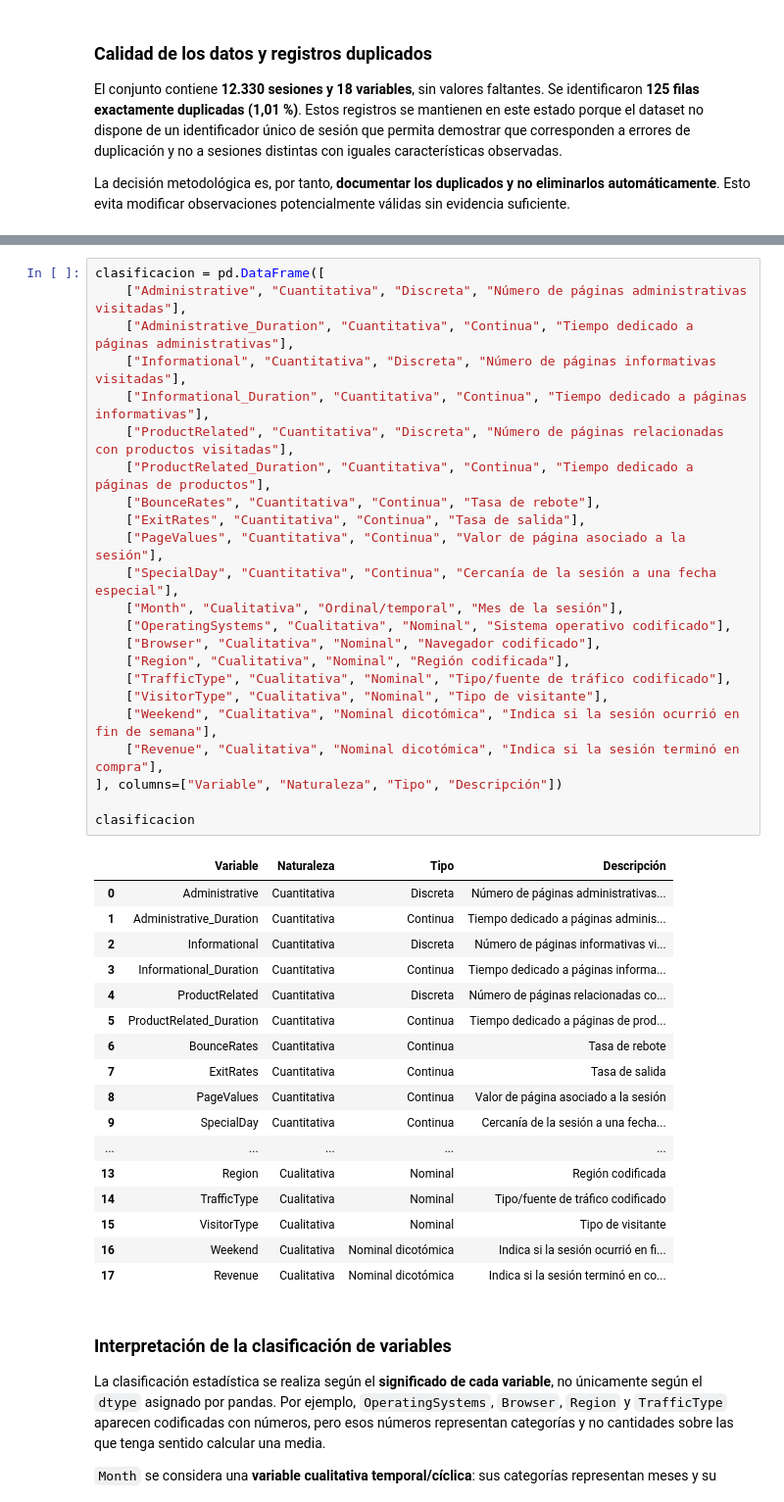
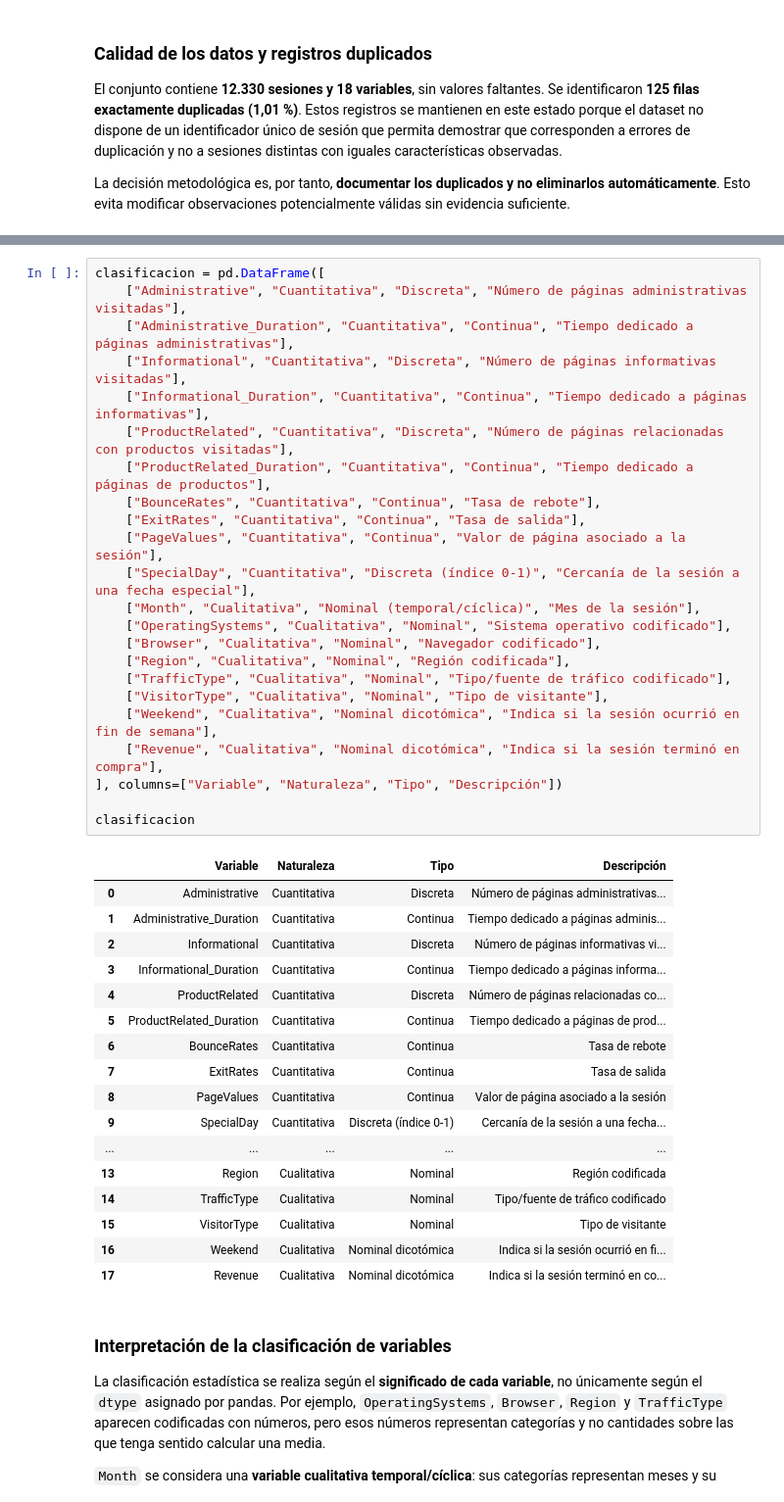
Before and after one commit to vedurancisterna-alt/Estadistica_Computacional, a Jupyter notebook: notebooks/01_exploracion_inicial.ipynb, the cells around one changed output, grey strips where cells are left out. Shown at 98% size. Drawn from its saved outputs; the diff is of its cells as text.

```diff
--- a/notebooks/01_exploracion_inicial.ipynb
+++ b/notebooks/01_exploracion_inicial.ipynb
@@ -152,36 +154,36 @@ clasificacion = pd.DataFrame([
     ["Administrative", "Cuantitativa", "Discreta", "Número de páginas administrativas visitadas"],
     ["Administrative_Duration", "Cuantitativa", "Continua", "Tiempo dedicado a páginas administrativas"],
     ["Informational", "Cuantitativa", "Discreta", "Número de páginas informativas visitadas"],
     ["Informational_Duration", "Cuantitativa", "Continua", "Tiempo dedicado a páginas informativas"],
     ["ProductRelated", "Cuantitativa", "Discreta", "Número de páginas relacionadas con productos visitadas"],
     ["ProductRelated_Duration", "Cuantitativa", "Continua", "Tiempo dedicado a páginas de productos"],
     ["BounceRates", "Cuantitativa", "Continua", "Tasa de rebote"],
     ["ExitRates", "Cuantitativa", "Continua", "Tasa de salida"],
     ["PageValues", "Cuantitativa", "Continua", "Valor de página asociado a la sesión"],
-    ["SpecialDay", "Cuantitativa", "Continua", "Cercanía de la sesión a una fecha especial"],
-    ["Month", "Cualitativa", "Ordinal/temporal", "Mes de la sesión"],
+    ["SpecialDay", "Cuantitativa", "Discreta (índice 0-1)", "Cercanía de la sesión a una fecha especial"],
+    ["Month", "Cualitativa", "Nominal (temporal/cíclica)", "Mes de la sesión"],
     ["OperatingSystems", "Cualitativa", "Nominal", "Sistema operativo codificado"],
     ["Browser", "Cualitativa", "Nominal", "Navegador codificado"],
     ["Region", "Cualitativa", "Nominal", "Región codificada"],
     ["TrafficType", "Cualitativa", "Nominal", "Tipo/fuente de tráfico codificado"],
     ["VisitorType", "Cualitativa", "Nominal", "Tipo de visitante"],
     ["Weekend", "Cualitativa", "Nominal dicotómica", "Indica si la sesión ocurrió en fin de semana"],
     ["Revenue", "Cualitativa", "Nominal dicotómica", "Indica si la sesión terminó en compra"],
 ], columns=["Variable", "Naturaleza", "Tipo", "Descripción"])
 
 clasificacion
 # %% [output]
 |  | Variable | Naturaleza | Tipo | Descripción |
 | 0 | Administrative | Cuantitativa | Discreta | Número de páginas administrativas... |
 | 1 | Administrative_Duration | Cuantitativa | Continua | Tiempo dedicado a páginas adminis... |
 | 2 | Informational | Cuantitativa | Discreta | Número de páginas informativas vi... |
 | 3 | Informational_Duration | Cuantitativa | Continua | Tiempo dedicado a páginas informa... |
 | 4 | ProductRelated | Cuantitativa | Discreta | Número de páginas relacionadas co... |
 | 5 | ProductRelated_Duration | Cuantitativa | Continua | Tiempo dedicado a páginas de prod... |
 | 6 | BounceRates | Cuantitativa | Continua | Tasa de rebote |
 | 7 | ExitRates | Cuantitativa | Continua | Tasa de salida |
 | 8 | PageValues | Cuantitativa | Continua | Valor de página asociado a la sesión |
-| 9 | SpecialDay | Cuantitativa | Continua | Cercanía de la sesión a una fecha... |
+| 9 | SpecialDay | Cuantitativa | Discreta (índice 0-1) | Cercanía de la sesión a una fecha... |
 | ... | ... | ... | ... | ... |
 | 13 | Region | Cualitativa | Nominal | Región codificada |
 | 14 | TrafficType | Cualitativa | Nominal | Tipo/fuente de tráfico codificado |
```
Also changed, not shown: parts of 7 cells of this notebook, 3 other files.
